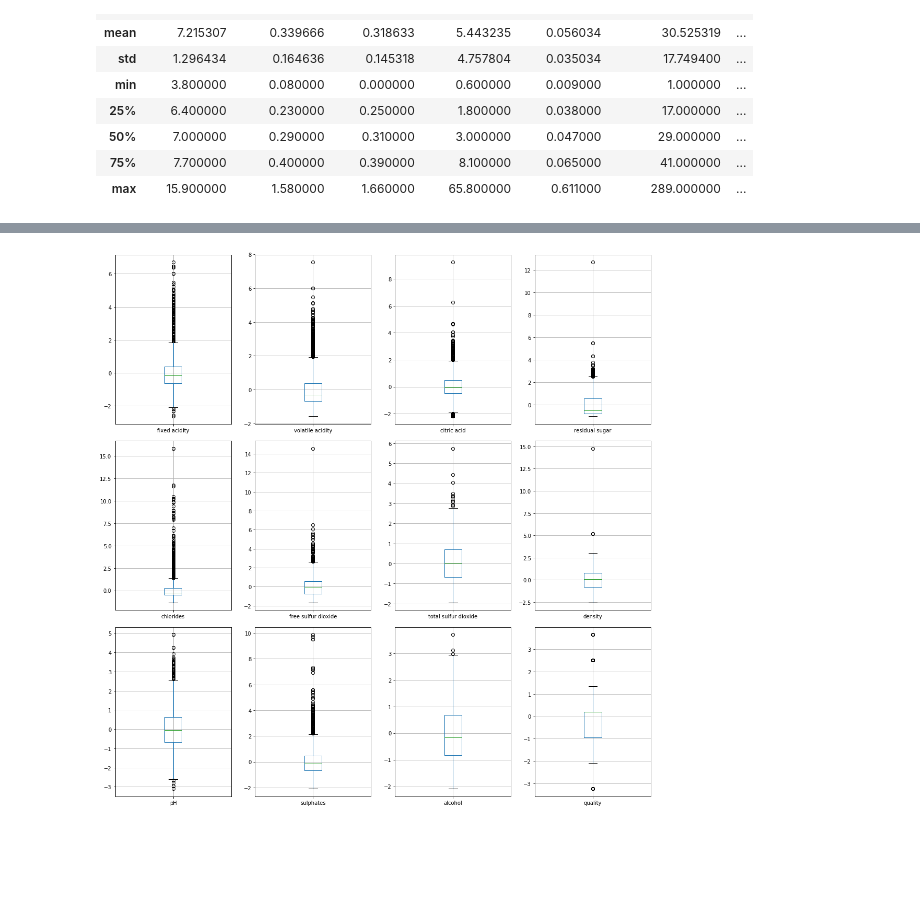
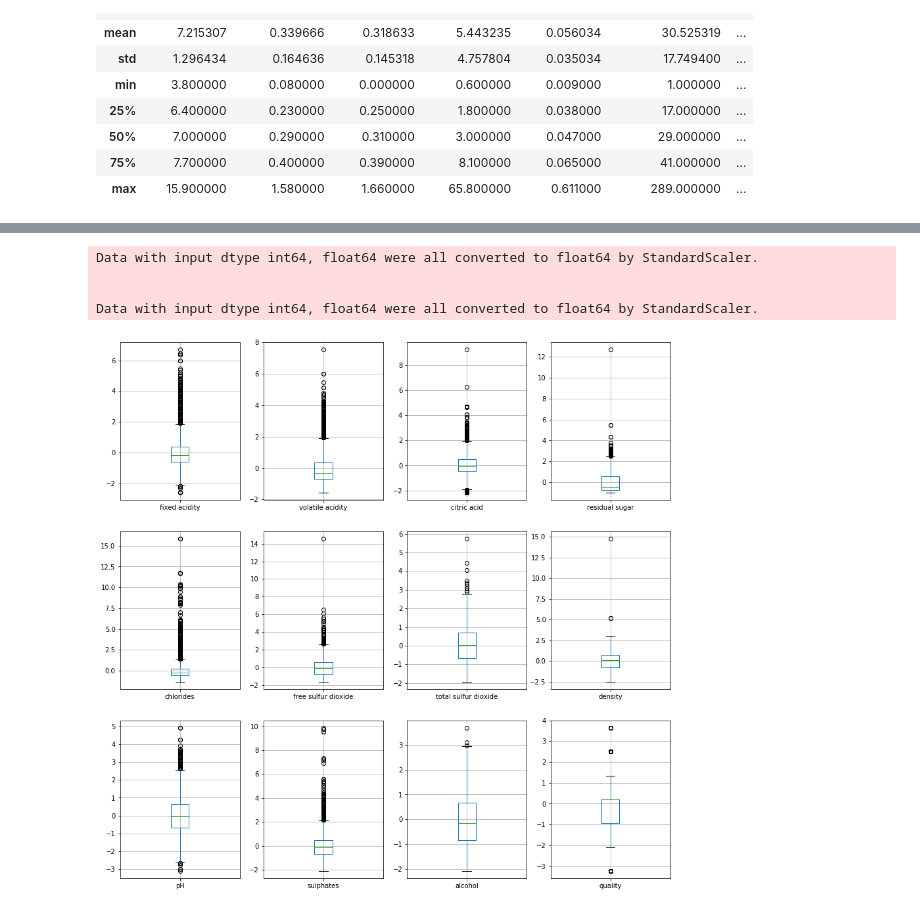
Before and after one commit to jhammarstedt/Normalization-fixaction, a Jupyter notebook: normalizatoin.ipynb, the cells around one changed output, grey strips where cells are left out. Saved outputs shown, nothing was run; the diff lists cells and outputs as text; code cells hidden in the pictures; blank space fills up the shorter version.

Commit message:
added plots

```diff
--- a/normalizatoin.ipynb
+++ b/normalizatoin.ipynb
@@ -134,5 +162,9 @@ obj.df.describe()
 # %%
 obj.normalize(method="zscore",reset=True)
-obj.boxplots()
+obj.visuals()
 # %% [output]
+Data with input dtype int64, float64 were all converted to float64 by StandardScaler.
+
+
+Data with input dtype int64, float64 were all converted to float64 by StandardScaler.
-[figure, old version]
+[figure, new version]
```
Also changed, not shown: parts of 5 cells of this notebook.
